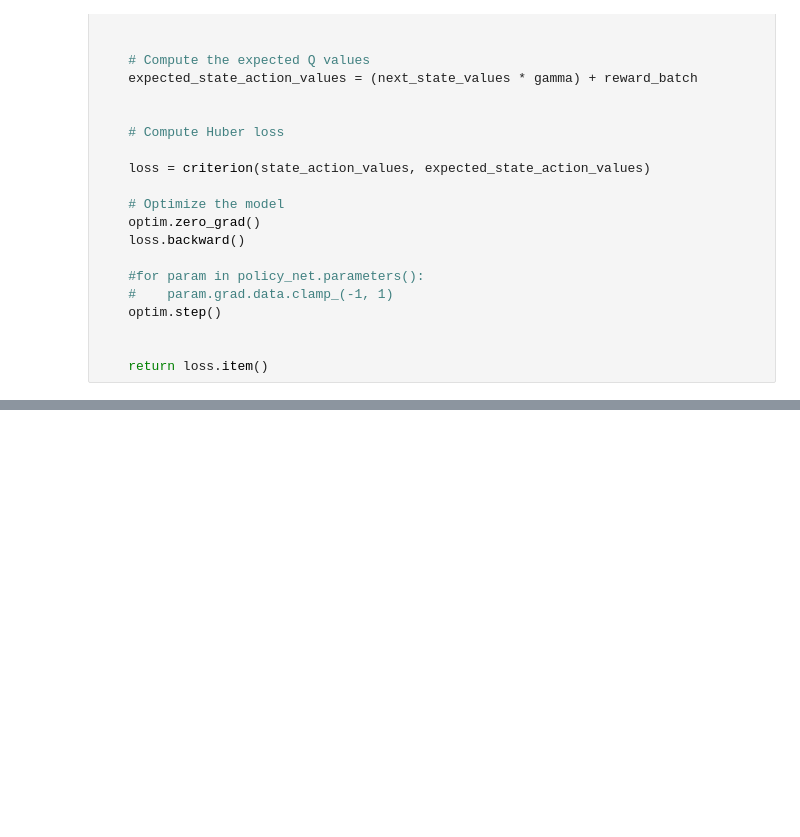
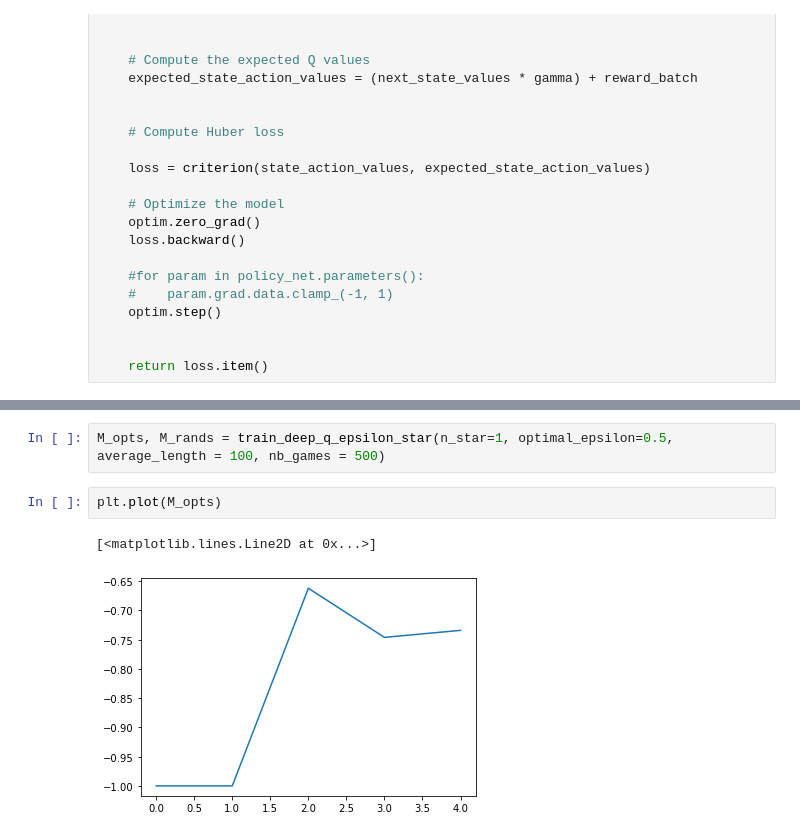
Before and after one commit to thurgarion2/tictactoe, a Jupyter notebook: tic_tac_toe_2.ipynb, the cells around one changed output, grey strips where cells are left out. Drawn from its saved outputs; the diff is of its cells as text; blank space fills up the shorter version.

```diff
--- a/tic_tac_toe_2.ipynb
+++ b/tic_tac_toe_2.ipynb
@@ -223,0 +312,7 @@ plt.plot(average_reward)
+# %%
+M_opts, M_rands = train_deep_q_epsilon_star(n_star=1, optimal_epsilon=0.5, average_length = 100, nb_games = 500)
+# %%
+plt.plot(M_opts)
+# %% [output]
+[<matplotlib.lines.Line2D at 0x...>]
+[figure, added]
```
Also changed, not shown: parts of 6 cells of this notebook, 1 other file.
